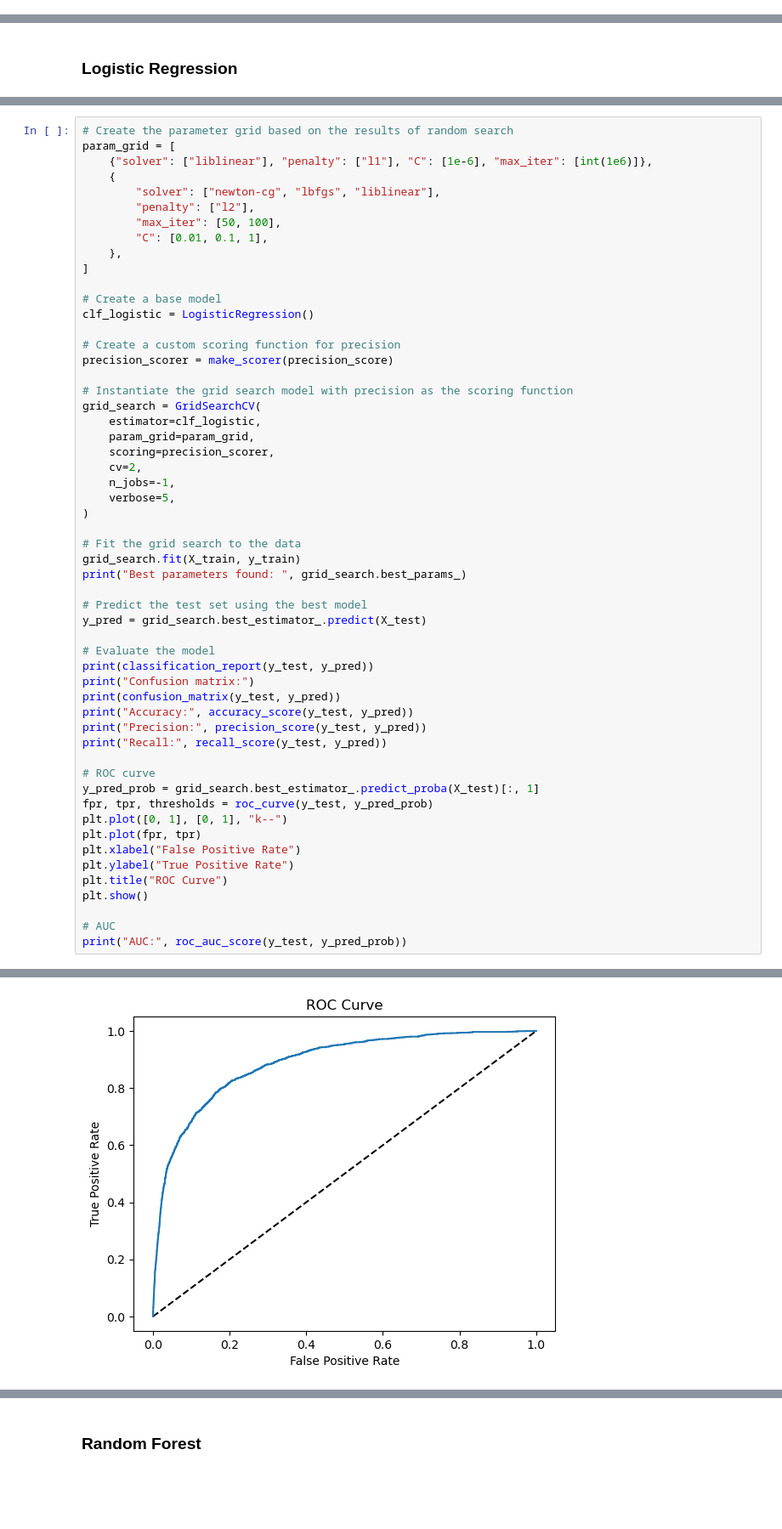
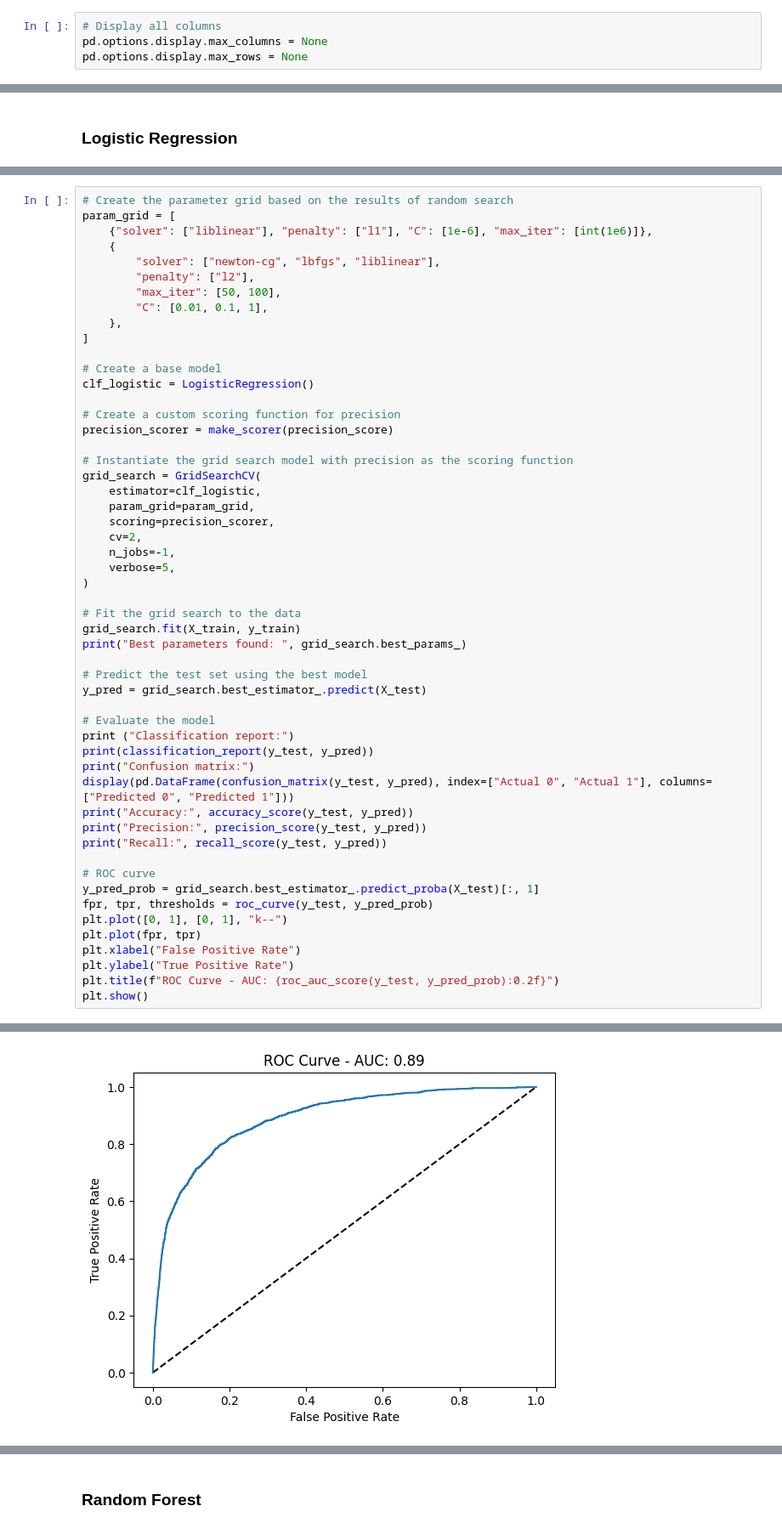
Before and after one commit to anuvrat-umich/siads_capstone, a Jupyter notebook: src/model.ipynb, the cells around one changed output, grey strips where cells are left out. Shown at 85% size. Cells and saved outputs as stored; diff of their text form; blank space fills up the shorter version.

```diff
--- a/src/model.ipynb
+++ b/src/model.ipynb
@@ -34,6 +36,10 @@ from imblearn.over_sampling import SMOTE
 from imblearn.under_sampling import RandomUnderSampler
 
 import joblib
+# %%
+# Display all columns
+pd.options.display.max_columns = None
+pd.options.display.max_rows = None
 # %%
 # Load the data
 data = pd.read_pickle("../data/BRFSS2022_modeling_data.pkl")
@@ -128,9 +133,10 @@ print("Best parameters found: ", grid_search.best_params_)
 y_pred = grid_search.best_estimator_.predict(X_test)
 
 # Evaluate the model
+print ("Classification report:")
 print(classification_report(y_test, y_pred))
 print("Confusion matrix:")
-print(confusion_matrix(y_test, y_pred))
+display(pd.DataFrame(confusion_matrix(y_test, y_pred), index=["Actual 0", "Actual 1"], columns=["Predicted 0", "Predicted 1"]))
 print("Accuracy:", accuracy_score(y_test, y_pred))
 print("Precision:", precision_score(y_test, y_pred))
 print("Recall:", recall_score(y_test, y_pred))
@@ -142,11 +148,8 @@ plt.plot([0, 1], [0, 1], "k--")
 plt.plot(fpr, tpr)
 plt.xlabel("False Positive Rate")
 plt.ylabel("True Positive Rate")
-plt.title("ROC Curve")
+plt.title(f"ROC Curve - AUC: {roc_auc_score(y_test, y_pred_prob):0.2f}")
 plt.show()
-
-# AUC
-print("AUC:", roc_auc_score(y_test, y_pred_prob))
 # %% [output]
 Fitting 2 folds for each of 19 candidates, totalling 38 fits
 Best parameters found:  {'C': 0.1, 'max_iter': 50, 'penalty': 'l2', 'solver': 'newton-cg'}
@@ -168 +173 @@ Recall: 0.9367283950617284
-[figure, old version]
+[figure, new version]
```
Also changed, not shown: parts of 32 cells of this notebook, 3 other files.
